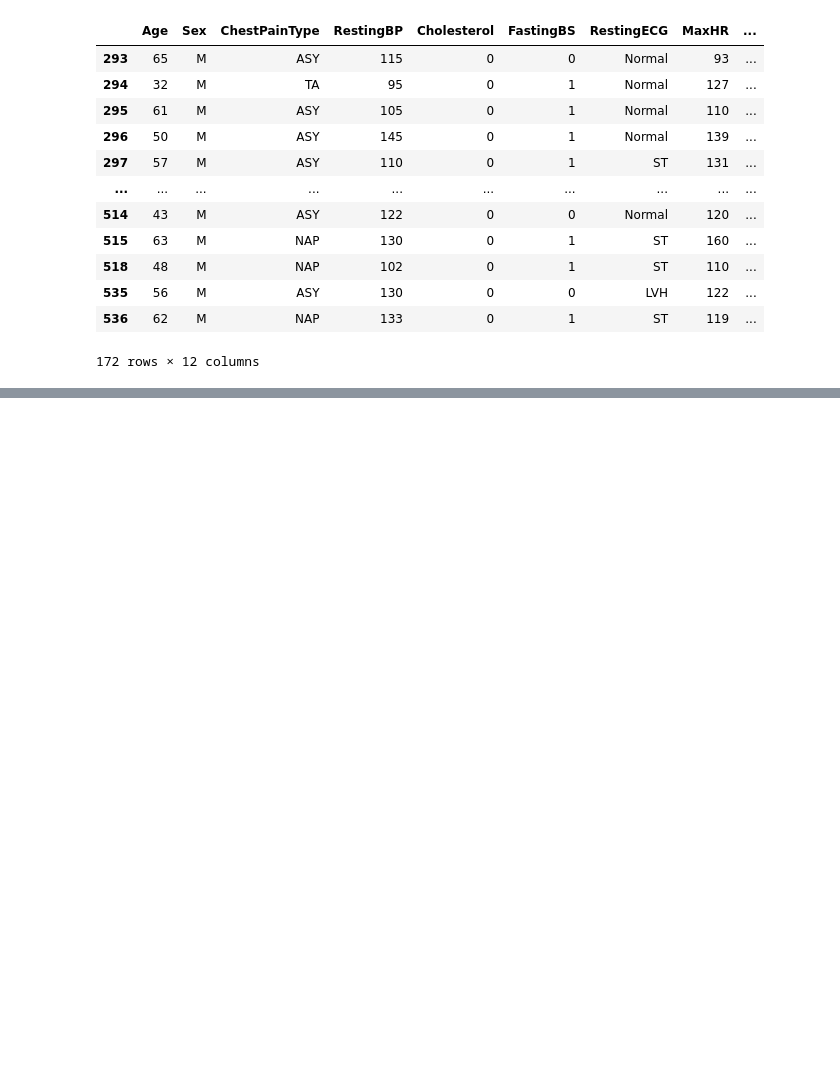
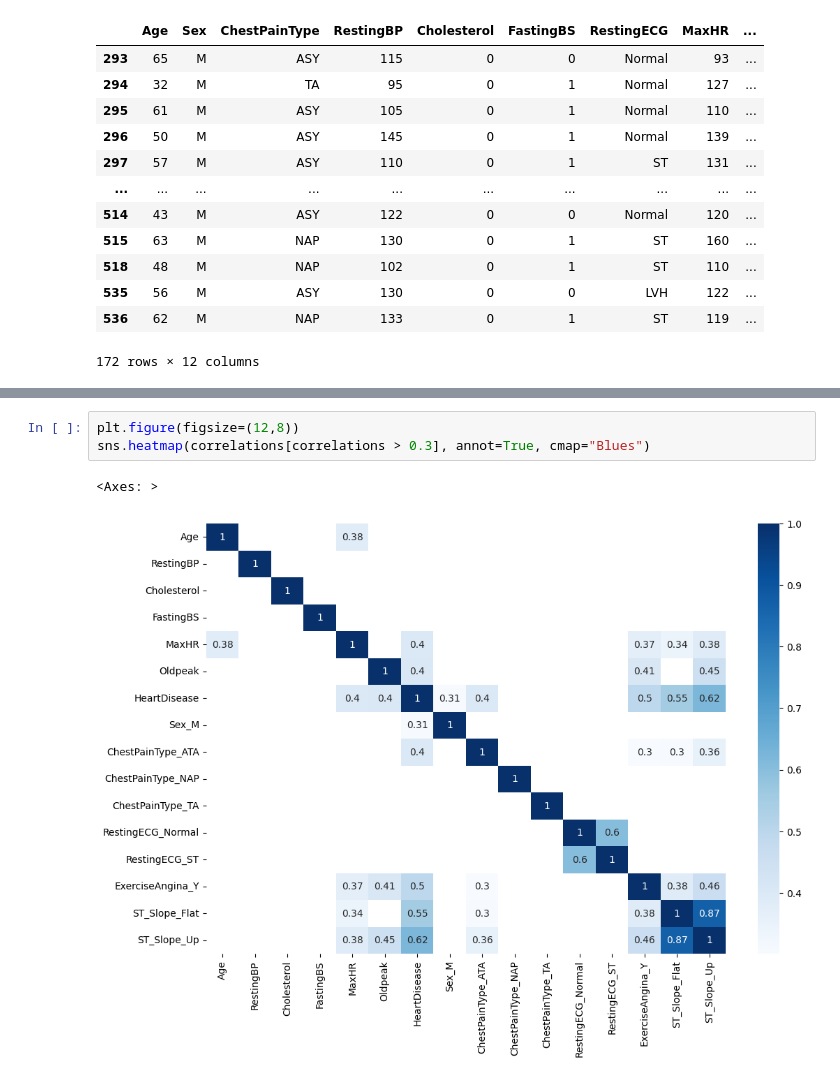
Before and after one commit to AgentAhmed/Heart_Desease_Prediction, a Jupyter notebook: heart_desease_prediction.ipynb, the cells around one changed output, grey strips where cells are left out. Drawn from its saved outputs; the diff is of its cells as text; blank space fills up the shorter version.

```diff
--- a/heart_desease_prediction.ipynb
+++ b/heart_desease_prediction.ipynb
@@ -216,0 +281,6 @@ df[df["Cholesterol"] == 0]
+# %%
+plt.figure(figsize=(12,8))
+sns.heatmap(correlations[correlations > 0.3], annot=True, cmap="Blues")
+# %% [output]
+<Axes: >
+[figure, added]
```
Also changed, not shown: parts of 15 cells of this notebook.
